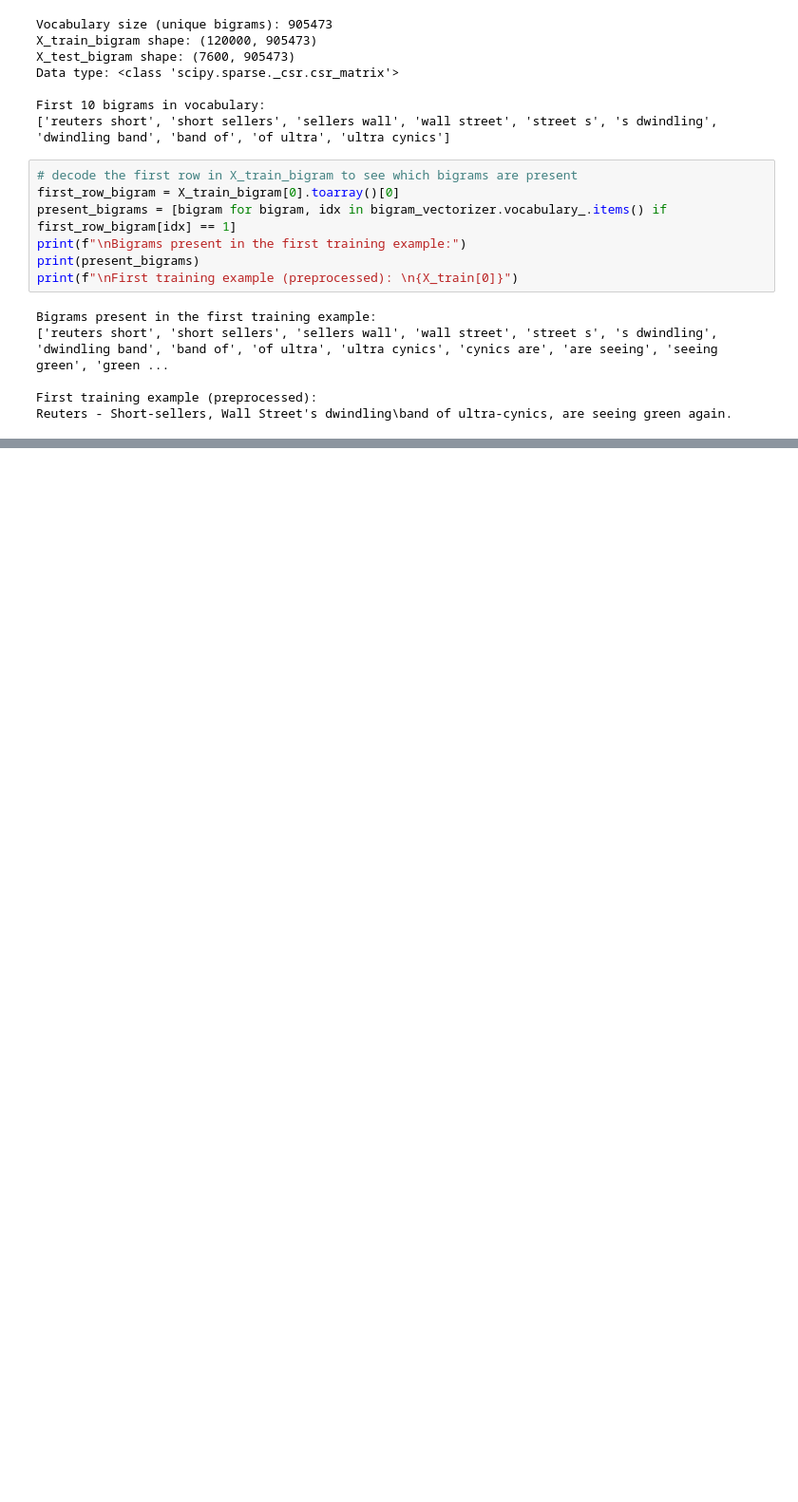
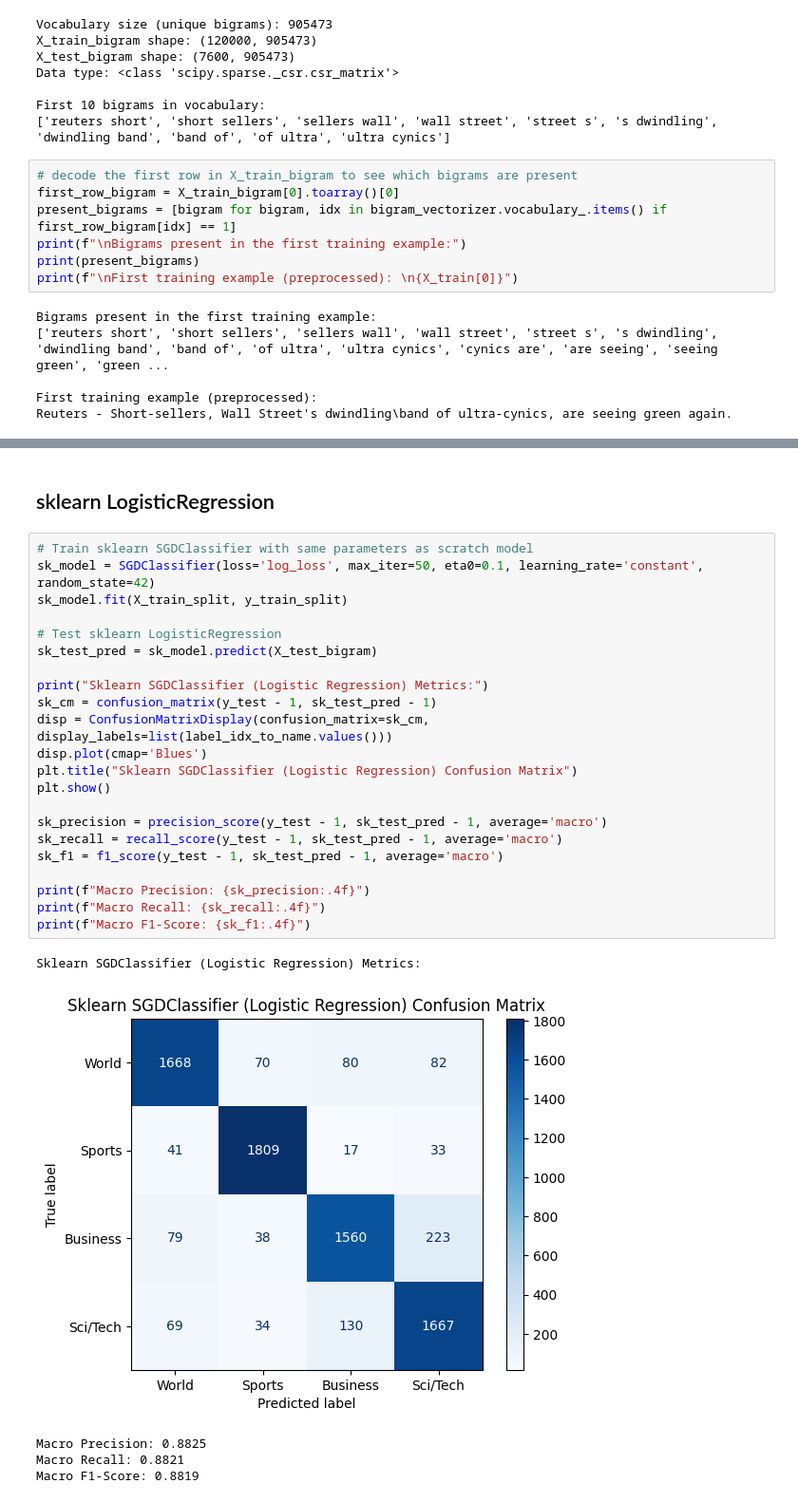
Before and after one commit to omar-hekal/NLP-Assignment1, a Jupyter notebook: Text Classification/logistic_regression.ipynb, the cells around one changed output, grey strips where cells are left out. Shown at 95% size. Drawn from its saved outputs; the diff is of its cells as text; blank space fills up the shorter version.

```diff
--- a/Text Classification/logistic_regression.ipynb
+++ b/Text Classification/logistic_regression.ipynb
@@ -98,0 +319,30 @@ Reuters - Short-sellers, Wall Street's dwindling\band of ultra-cynics, are seein
+# %% [markdown]
+## sklearn LogisticRegression
+# %%
+# Train sklearn SGDClassifier with same parameters as scratch model
+sk_model = SGDClassifier(loss='log_loss', max_iter=50, eta0=0.1, learning_rate='constant', random_state=42)
+sk_model.fit(X_train_split, y_train_split)
+
+# Test sklearn LogisticRegression
+sk_test_pred = sk_model.predict(X_test_bigram)
+
+print("Sklearn SGDClassifier (Logistic Regression) Metrics:")
+sk_cm = confusion_matrix(y_test - 1, sk_test_pred - 1)
+disp = ConfusionMatrixDisplay(confusion_matrix=sk_cm, display_labels=list(label_idx_to_name.values()))
+disp.plot(cmap='Blues')
+plt.title("Sklearn SGDClassifier (Logistic Regression) Confusion Matrix")
+plt.show()
+
+sk_precision = precision_score(y_test - 1, sk_test_pred - 1, average='macro')
+sk_recall = recall_score(y_test - 1, sk_test_pred - 1, average='macro')
+sk_f1 = f1_score(y_test - 1, sk_test_pred - 1, average='macro')
+
+print(f"Macro Precision: {sk_precision:.4f}")
+print(f"Macro Recall: {sk_recall:.4f}")
+print(f"Macro F1-Score: {sk_f1:.4f}")
+# %% [output]
+Sklearn SGDClassifier (Logistic Regression) Metrics:
+[figure, added]
+Macro Precision: 0.8825
+Macro Recall: 0.8821
+Macro F1-Score: 0.8819
```
Also changed, not shown: parts of 11 cells of this notebook.
